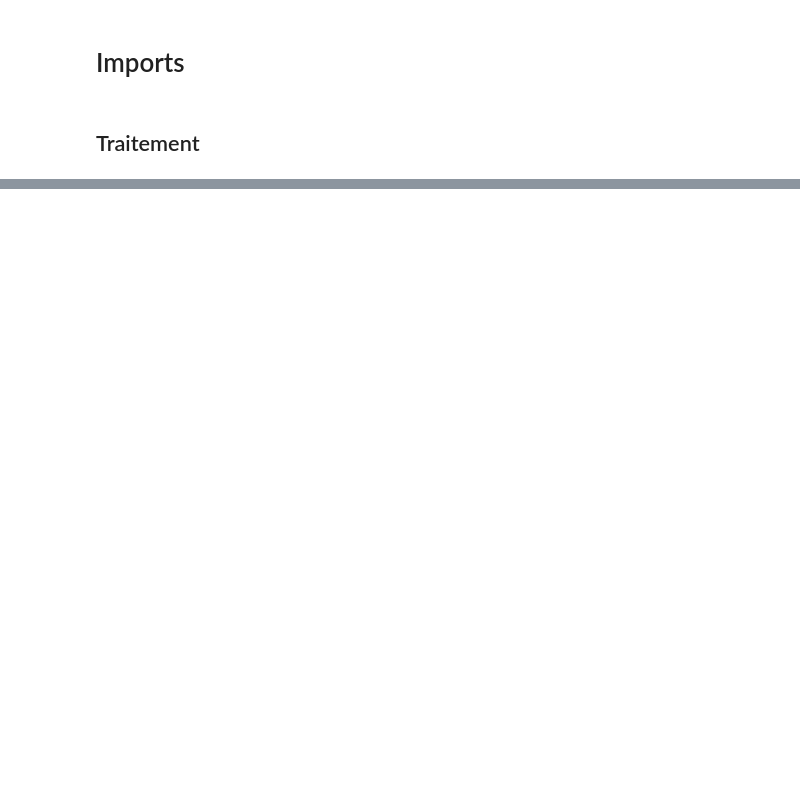
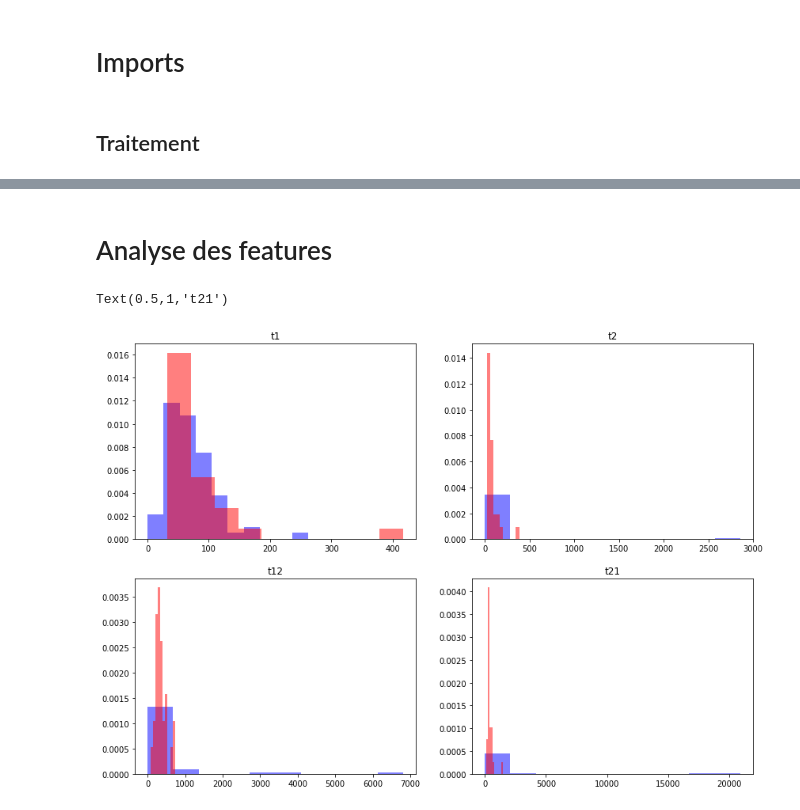
Before and after one commit to aymericfloyrac/Python_for_datascience, a Jupyter notebook: Projet Python.ipynb, the cells around one changed output, grey strips where cells are left out. Saved outputs shown, nothing was run; the diff lists cells and outputs as text; code cells hidden in the pictures; blank space fills up the shorter version.

Commit message:
correction seuil + features analyse

```diff
--- a/Projet Python.ipynb
+++ b/Projet Python.ipynb
@@ -132,0 +125,50 @@ pcg.extractFeatures()
+# %% [markdown]
+# Analyse des features
+# %%
+n_samples = 100
+# %%
+t1,t2,t12,t21=[],[],[],[]
+for i in range(n_samples):
+    pcg = PCG(raw_data.loc[i])
+    ft = pcg.extractFeatures()
+    t1.append(ft['t1'][3])
+    t2.append(ft['t2'][3])
+    t12.append(ft['t12'][3])
+    t21.append(ft['t21'][3])
+# %%
+good = labels[:n_samples]==1
+bad = labels[:n_samples]==-1
+# %%
+t1 = np.asarray(t1)
+t2 = np.asarray(t2)
+t12 = np.asarray(t12)
+t21 = np.asarray(t21)
+# %%
+fig = plt.figure(figsize=(14,10))
+
+ax1 = fig.add_subplot(221)
+t = t
+ax1.hist(t1[good],density=True,color='b',label='normal',alpha=.5)
+t = t1[bad]
+ax1.hist(t1[bad],density=True,color='r',label='anormal',alpha=.5)
+ax1.set_title('t1')
+
+ax2 = fig.add_subplot(222)
+t = t2[good]
+ax2.hist(t2[good],density=True,color='b',label='normal',alpha=.5)
+t = t2[bad]
+ax2.hist(t2[bad],density=True,color='r',label='anormal',alpha=.5)
+ax2.set_title('t2')
+
+ax3 = fig.add_subplot(223)
+ax3.hist(t12[good],density=True,color='b',label='normal',alpha=.5)
+ax3.hist(t12[bad],density=True,color='r',label='anormal',alpha=.5)
+ax3.set_title('t12')
+
+ax4 = fig.add_subplot(224)
+ax4.hist(t21[good],density=True,color='b',label='normal',alpha=.5)
+ax4.hist(t21[bad],density=True,color='r',label='anormal',alpha=.5)
+ax4.set_title('t21')
+# %% [output]
+Text(0.5,1,'t21')
+[figure, added]
```
Also changed, not shown: parts of 4 cells of this notebook.
